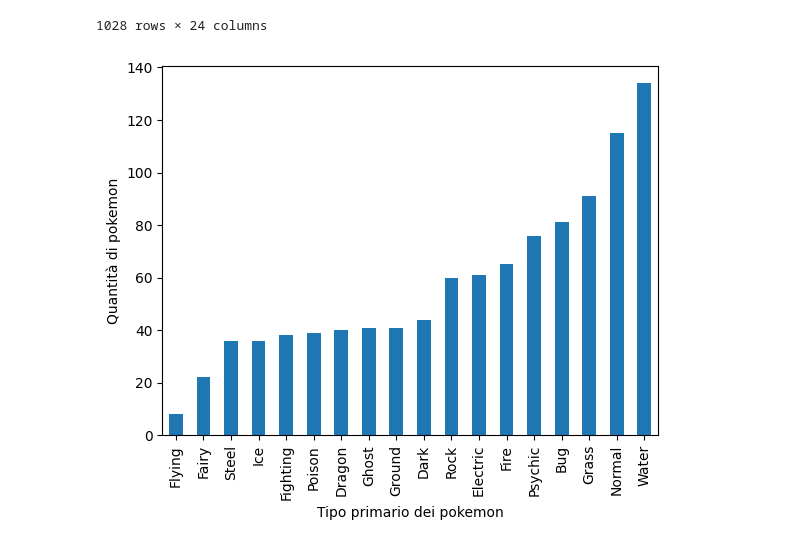
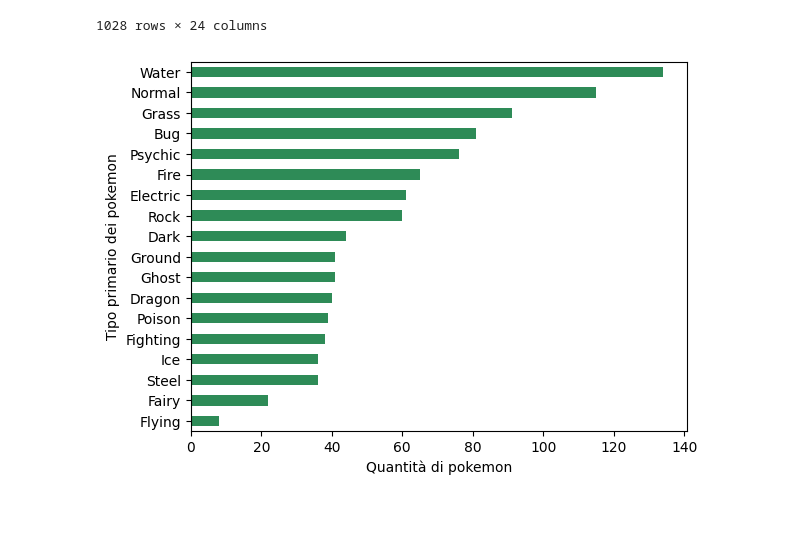
Before and after one commit to SavGRY/savini_its_data_analysis, a Jupyter notebook: relazione_python.ipynb, the cells around one changed output. Cells and saved outputs as stored; diff of their text form; code cells hidden in the pictures; blank space fills up the shorter version.

Commit message:
Added some fancy graphic coloration

```diff
--- a/relazione_python.ipynb
+++ b/relazione_python.ipynb
@@ -152,11 +161,14 @@ filtered_pokemon_data
 1028 rows × 24 columns
 # %%
 pokemon_for_type = filtered_pokemon_data.groupby("type_1")["name"].count()
-pokemon_for_type_sorted = pokemon_for_type.sort_values(ascending=True).plot(kind="bar")
+pokemon_for_type_sorted = pokemon_for_type.sort_values(ascending=True).plot(kind="barh", color= 'seagreen')
 
-plt.xlabel('Tipo primario dei pokemon')
-plt.ylabel('Quantità di pokemon')
+plt.ylabel('Tipo primario dei pokemon')
+plt.xlabel('Quantità di pokemon')
 
 plt.show()
+
+# Si evince come il tipo dominante di pokemon è il tipo Acqua, per un team ottimale, avere un tipo "Elettro",
+# in media aumenta la probabilità di vincere
 # %% [output]
-[figure, old version]
+[figure, new version]
```
Also changed, not shown: parts of 3 cells of this notebook.
